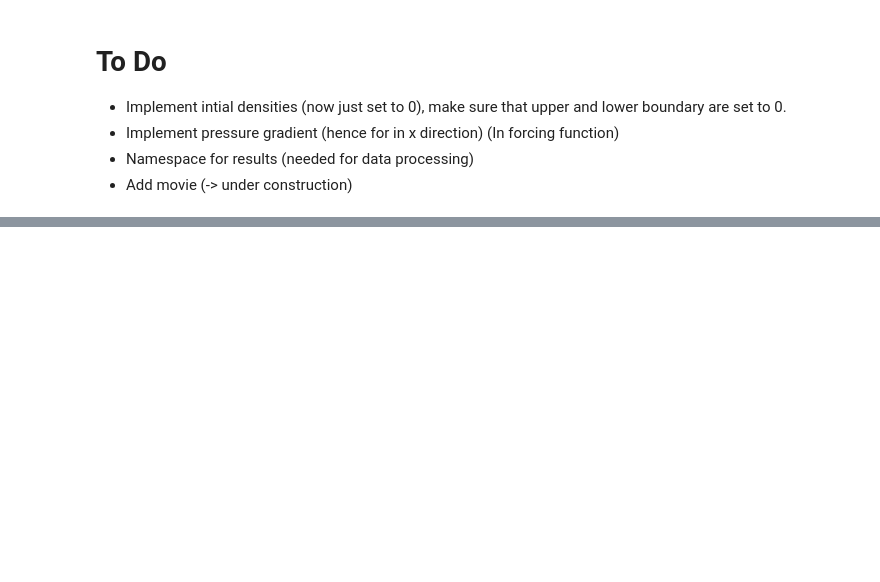
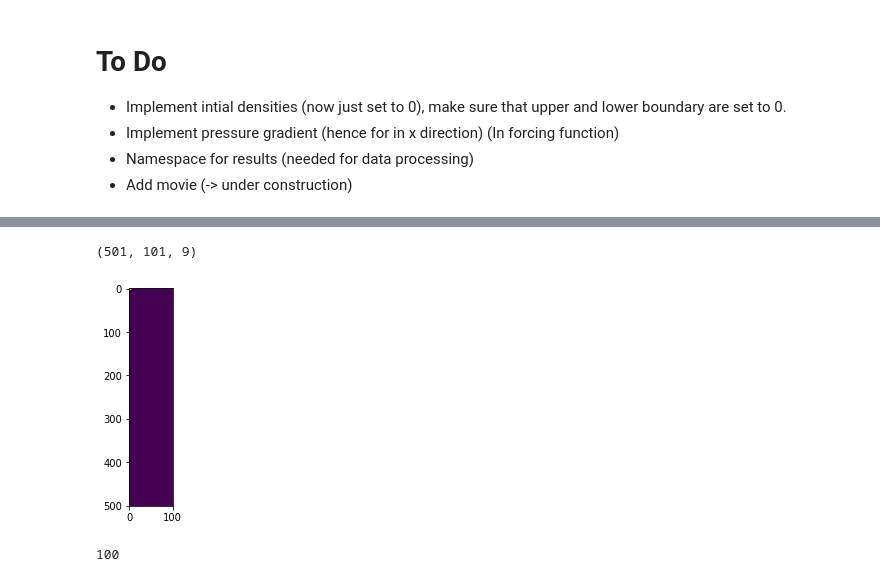
Before and after one commit to VHeusinkveld/CP3-lattice-boltzmann_model, a Jupyter notebook: Excecute_simulation.ipynb, the cells around one changed output, grey strips where cells are left out. Saved outputs shown, nothing was run; the diff lists cells and outputs as text; code cells hidden in the pictures; blank space fills up the shorter version.

```diff
--- a/Excecute_simulation.ipynb
+++ b/Excecute_simulation.ipynb
@@ -79,0 +228,13 @@ np.mean(np.abs(par.u-par.vxy))
+# %%
+np.shape(par.n)
+# %% [output]
+(501, 101, 9)
+# %%
+plt.imshow(par.indices)
+plt.show()
+# %% [output]
+[figure, added]
+# %%
+min(sim.L,sim.W)
+# %% [output]
+100
```
Also changed, not shown: parts of 25 cells of this notebook, 4 other files.
